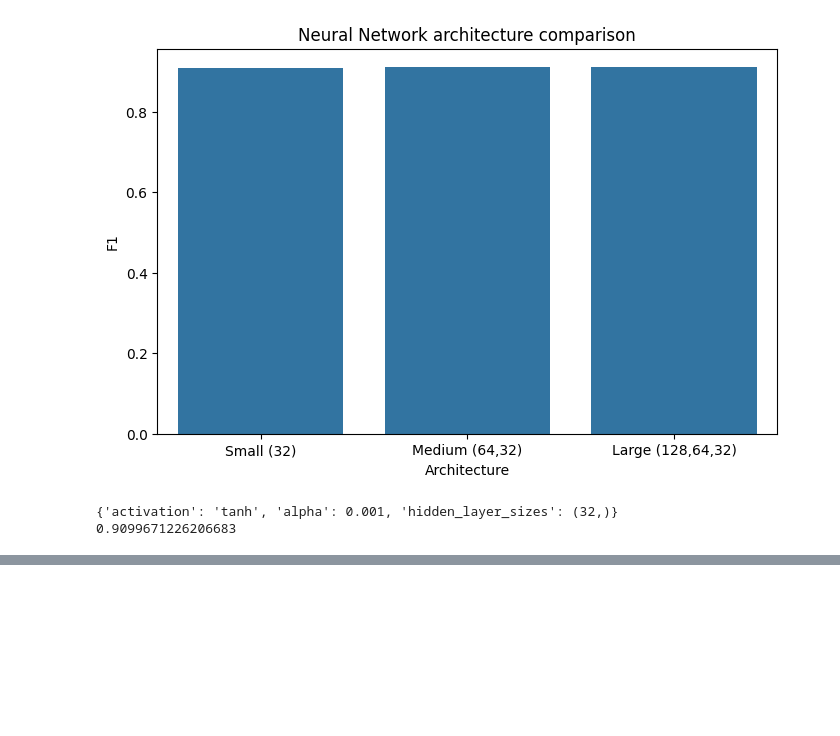
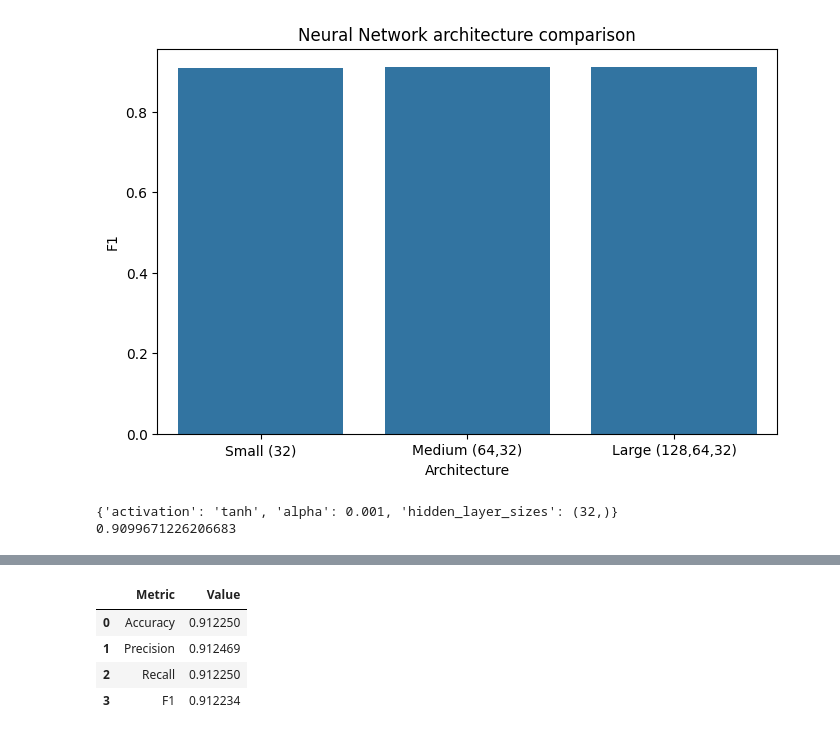
Before and after one commit to ErinaTernava/AutoValue, a Jupyter notebook: notebooks/neural_networks.ipynb, the cells around one changed output, grey strips where cells are left out. Saved outputs shown, nothing was run; the diff lists cells and outputs as text; code cells hidden in the pictures; blank space fills up the shorter version.

```diff
--- a/notebooks/neural_networks.ipynb
+++ b/notebooks/neural_networks.ipynb
@@ -210,0 +255,23 @@ best_pred = best_nn.predict(X_test)
+# %%
+final_results = pd.DataFrame({
+    'Metric': [
+        'Accuracy',
+        'Precision',
+        'Recall',
+        'F1'
+    ],
+    'Value': [
+        accuracy_score(y_test,best_pred),
+        precision_score(y_test,best_pred,average='weighted'),
+        recall_score(y_test,best_pred,average='weighted'),
+        f1_score(y_test,best_pred,average='weighted')
+    ]
+})
+
+final_results
+# %% [output]
+|  | Metric | Value |
+| 0 | Accuracy | 0.912250 |
+| 1 | Precision | 0.912469 |
+| 2 | Recall | 0.912250 |
+| 3 | F1 | 0.912234 |
```
Also changed, not shown: parts of 2 cells of this notebook.
